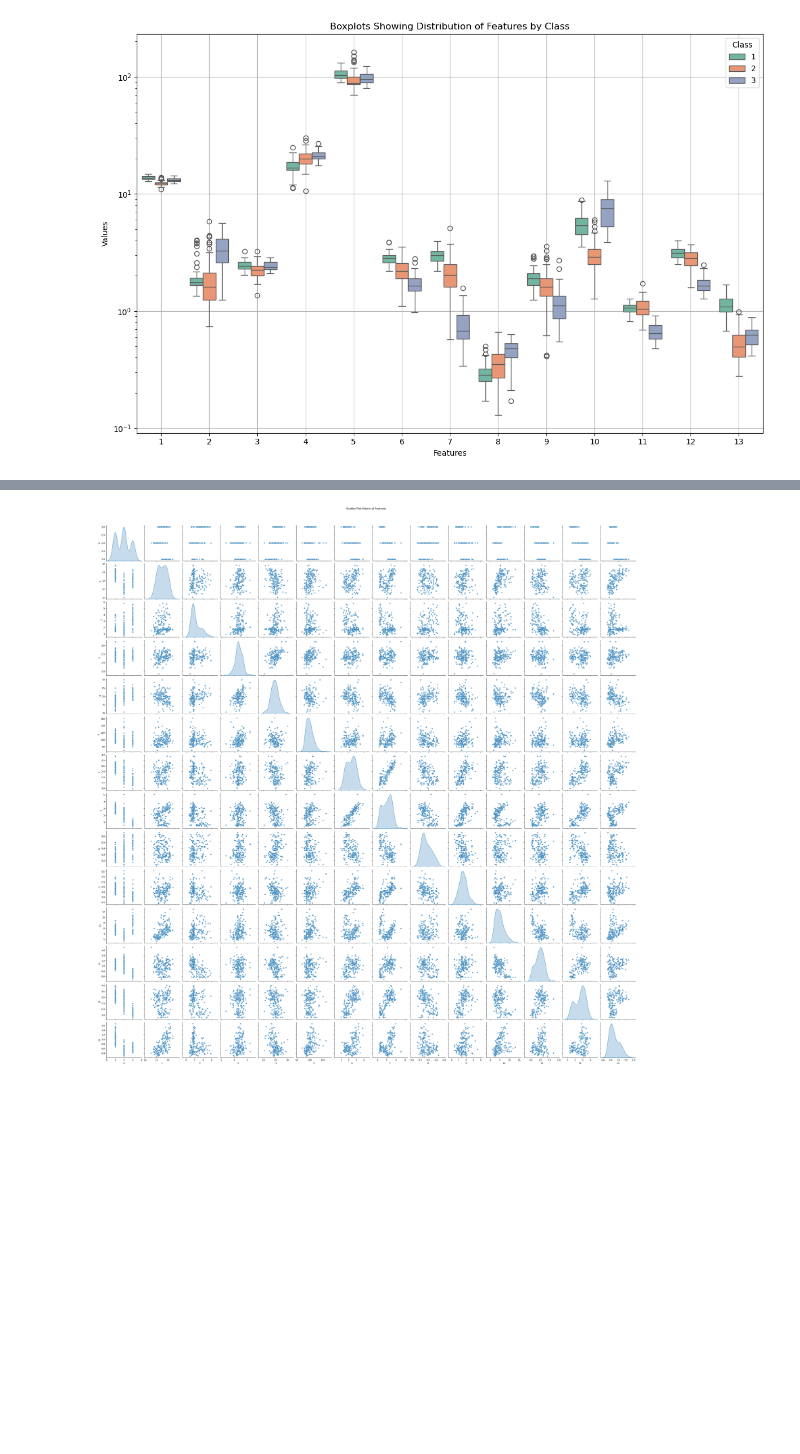
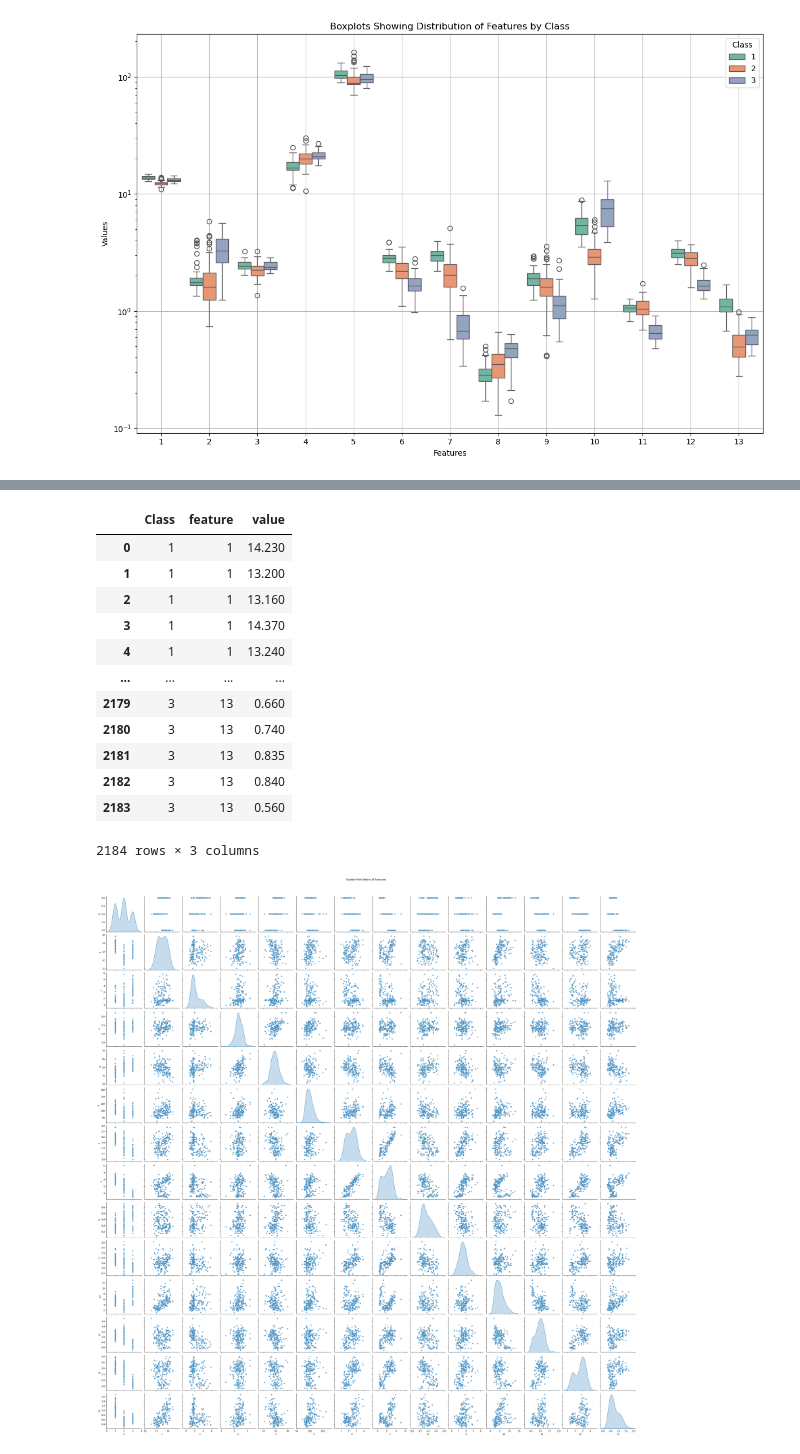
Before and after one commit to Selethe/Skills-session-week-5-10-10, a Jupyter notebook: skills6_vis.ipynb, the cells around one changed output, grey strips where cells are left out. Saved outputs shown, nothing was run; the diff lists cells and outputs as text; code cells hidden in the pictures; blank space fills up the shorter version.

```diff
--- a/skills6_vis.ipynb
+++ b/skills6_vis.ipynb
@@ -79,3 +104,19 @@ plt.show()
+# %%
+df_melted
+# %% [output]
+|  | Class | feature | value |
+| 0 | 1 | 1 | 14.230 |
+| 1 | 1 | 1 | 13.200 |
+| 2 | 1 | 1 | 13.160 |
+| 3 | 1 | 1 | 14.370 |
+| 4 | 1 | 1 | 13.240 |
+| ... | ... | ... | ... |
+| 2179 | 3 | 13 | 0.660 |
+| 2180 | 3 | 13 | 0.740 |
+| 2181 | 3 | 13 | 0.835 |
+| 2182 | 3 | 13 | 0.840 |
+| 2183 | 3 | 13 | 0.560 |
+2184 rows × 3 columns
 # %%
 # Create a pairplot using Seaborn
 sns.pairplot(data, diag_kind='kde', markers='o', plot_kws={'alpha': 0.7})
```
Also changed, not shown: parts of 5 cells of this notebook.
